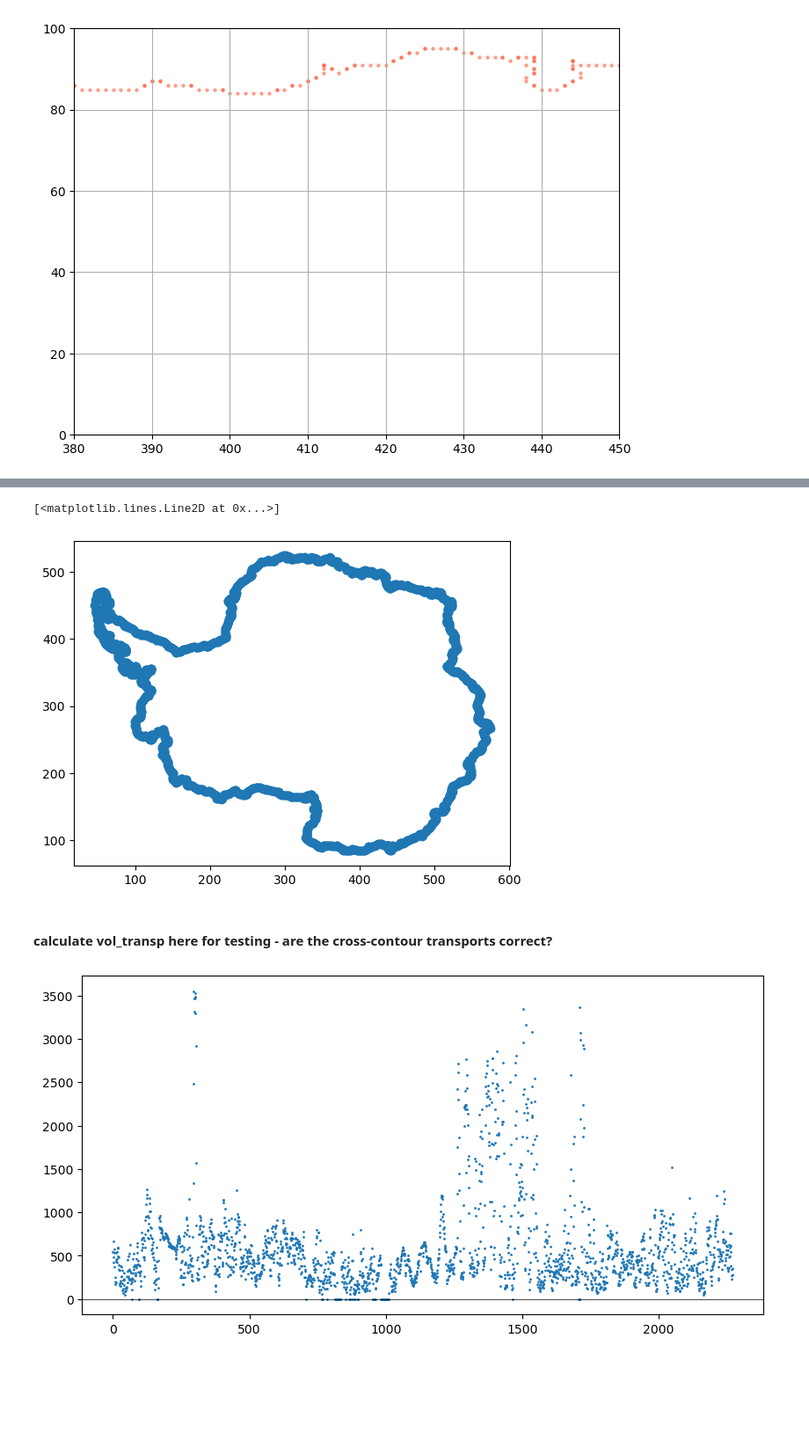
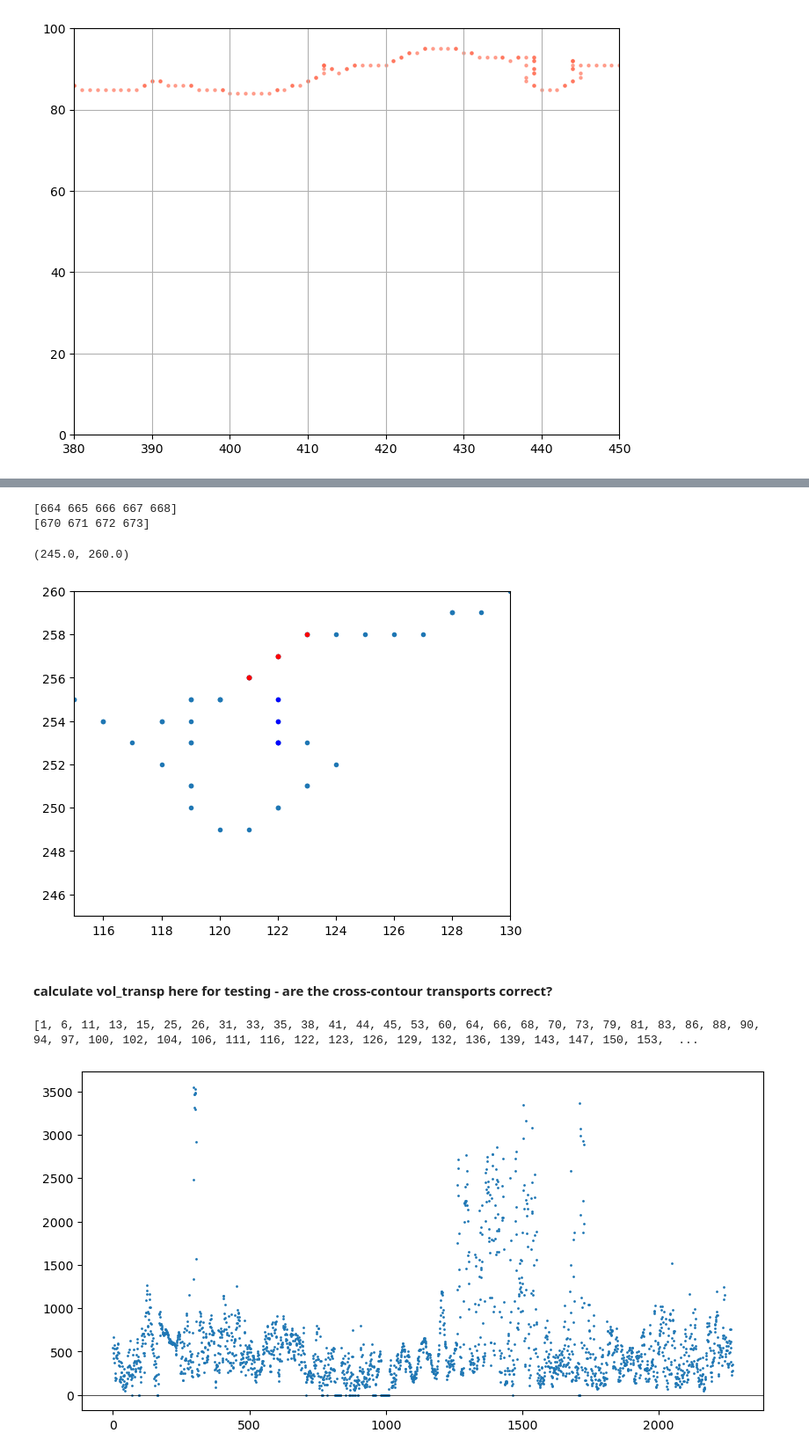
Before and after one commit to fabiobdias/waom_notebook, a Jupyter notebook: OHB_shelf/Cross-CF/WAOM10_Extract_CF_contour.ipynb, the cells around one changed output, grey strips where cells are left out. Shown at 88% size. Saved outputs shown, nothing was run; the diff lists cells and outputs as text; code cells hidden in the pictures; blank space fills up the shorter version.

```diff
--- a/OHB_shelf/Cross-CF/WAOM10_Extract_CF_contour.ipynb
+++ b/OHB_shelf/Cross-CF/WAOM10_Extract_CF_contour.ipynb
@@ -168,13 +168,20 @@ ycon_np=np.loadtxt("/g/data/hh5/tmp/access-om/fbd581/ROMS/postprocessing/figs/Co
 y_contour = ycon_np.tolist()
 # %%
 # plt.plot(x_contour,y_contour,'o')
-plt.plot(xcon_np,ycon_np,'o')
-
-# plt.xlim(1000,1100)
-# plt.ylim(0,300)
+plt.plot(xcon_np,ycon_np,'.')
+ii=np.arange(664,669,1)
+print(ii)
+plt.plot(xcon_np[ii],ycon_np[ii],'.r')
+ii=np.arange(670,674,1)
+print(ii)
+plt.plot(xcon_np[ii],ycon_np[ii],'.b')
+plt.xlim(115,130)
+plt.ylim(245,260)
 # %% [output]
-[<matplotlib.lines.Line2D at 0x...>]
+[664 665 666 667 668]
+[670 671 672 673]
+(245.0, 260.0)
-[figure, old version]
+[figure, new version]
 # %% [markdown]
 #### calculate vol_transp here for testing - are the cross-contour transports correct?
 # %%
@@ -188,6 +195,8 @@ for ii in range(len(diff_x_contour)):
     if (diff_x_contour[ii]==0) and (diff_y_contour[ii]==0):
         diff_ind.append(ii)
 
+print(diff_ind)
+
 # Now remove the indices (start from the end so the indices don't shift)
 for ii in range(len(diff_ind)):
     index = diff_ind[::-1][ii]
@@ -198,6 +207,8 @@ h_contour = np.zeros(len(x_contour))
 
 for ii in range(len(h_contour)):
     h_contour[ii] = h[int(y_contour[ii]), int(x_contour[ii])]
+# %% [output]
+[1, 6, 11, 13, 15, 25, 26, 31, 33, 35, 38, 41, 44, 45, 53, 60, 64, 66, 68, 70, 73, 79, 81, 83, 86, 88, 90, 94, 97, 100, 102, 104, 106, 111, 116, 122, 123, 126, 129, 132, 136, 139, 143, 147, 150, 153,  ...
 # %%
 fig = plt.figure(figsize=(10, 5))
 
```
Also changed, not shown: parts of 46 cells of this notebook, 23 other files.
